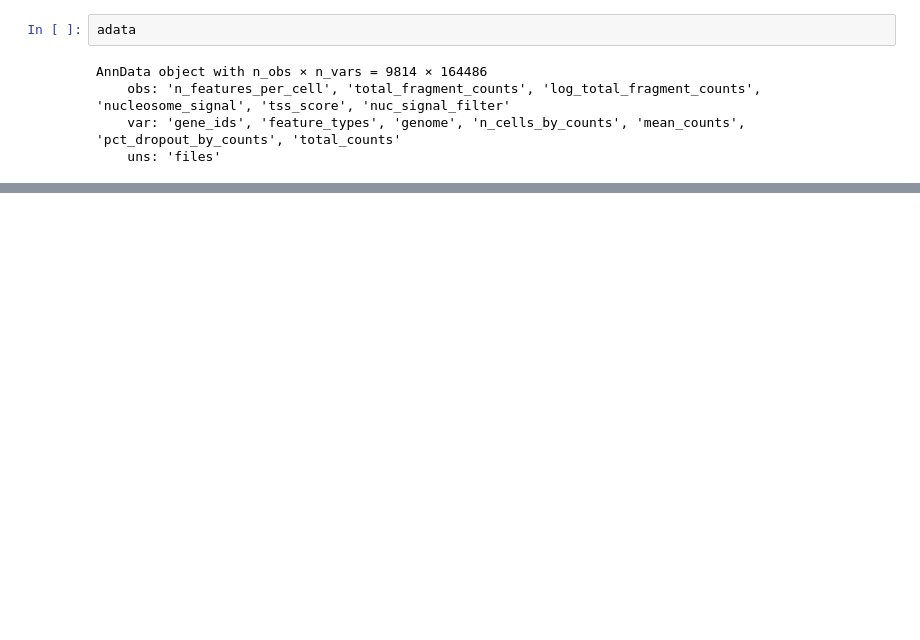
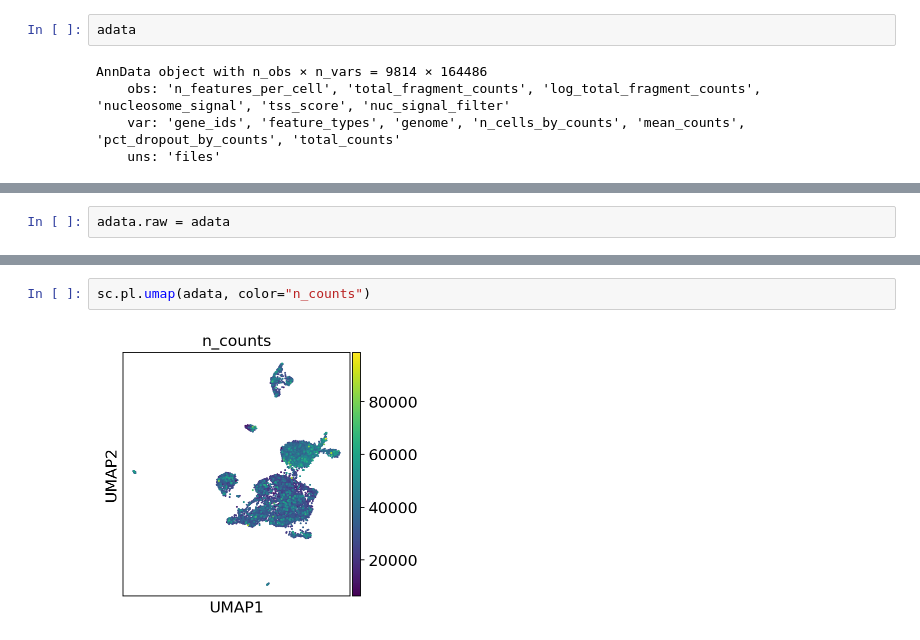
Before and after one commit to Starlitnightly/Epiverse, a Jupyter notebook: Epiverse_guide/docs/Tutorials-single/t_preprocess.ipynb, the cells around one changed output, grey strips where cells are left out. Cells and saved outputs as stored; diff of their text form; blank space fills up the shorter version.

```diff
--- a/Epiverse_guide/docs/Tutorials-single/t_preprocess.ipynb
+++ b/Epiverse_guide/docs/Tutorials-single/t_preprocess.ipynb
@@ -216,0 +273,2 @@ AnnData object with n_obs × n_vars = 9814 × 164486
+# %%
+adata.raw = adata
@@ -216,0 +295,4 @@ AnnData object with n_obs × n_vars = 9814 × 164486
+# %%
+sc.pl.umap(adata, color="n_counts")
+# %% [output]
+[figure, added]
```
Also changed, not shown: parts of 23 cells of this notebook, 2 other files.
